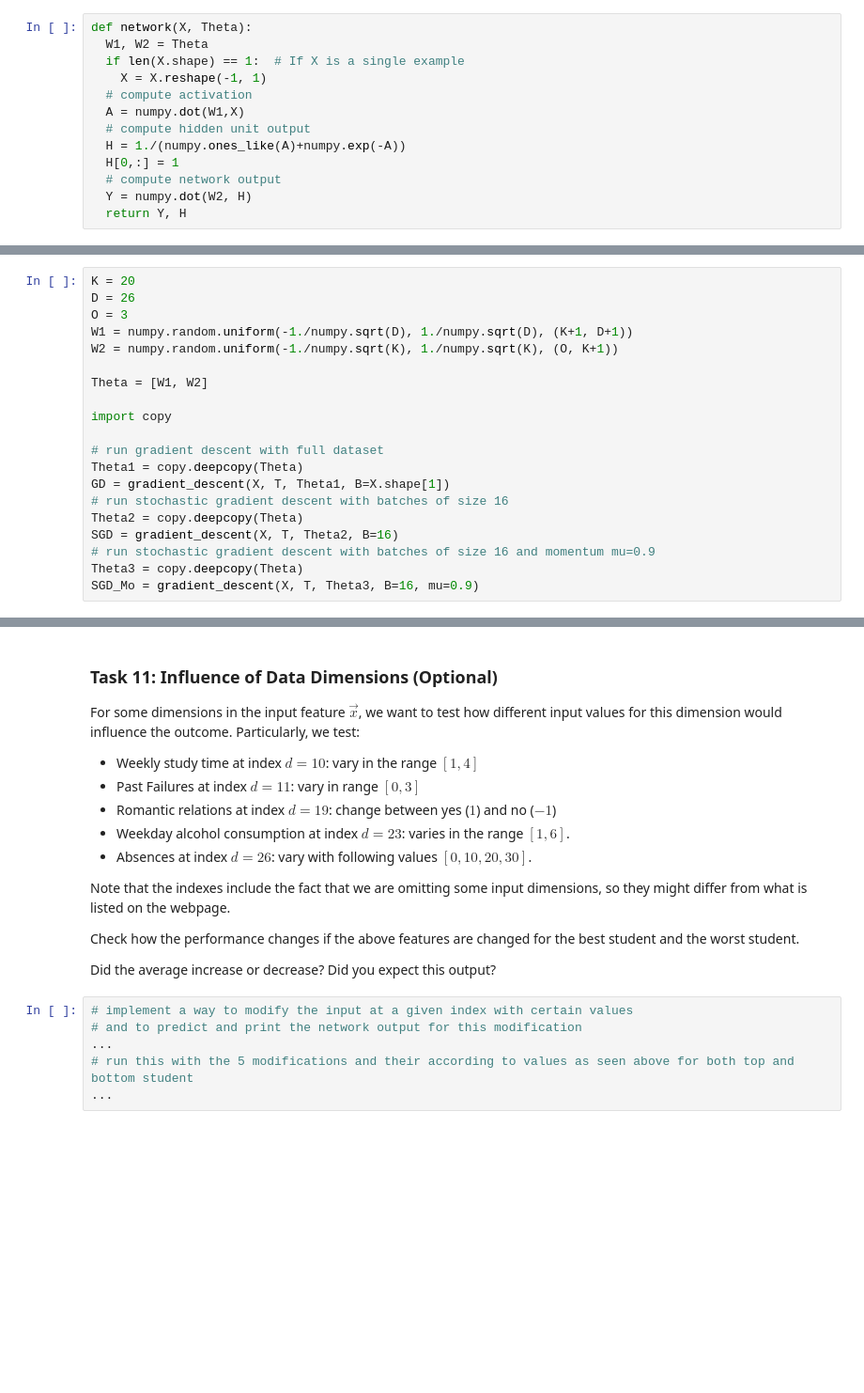
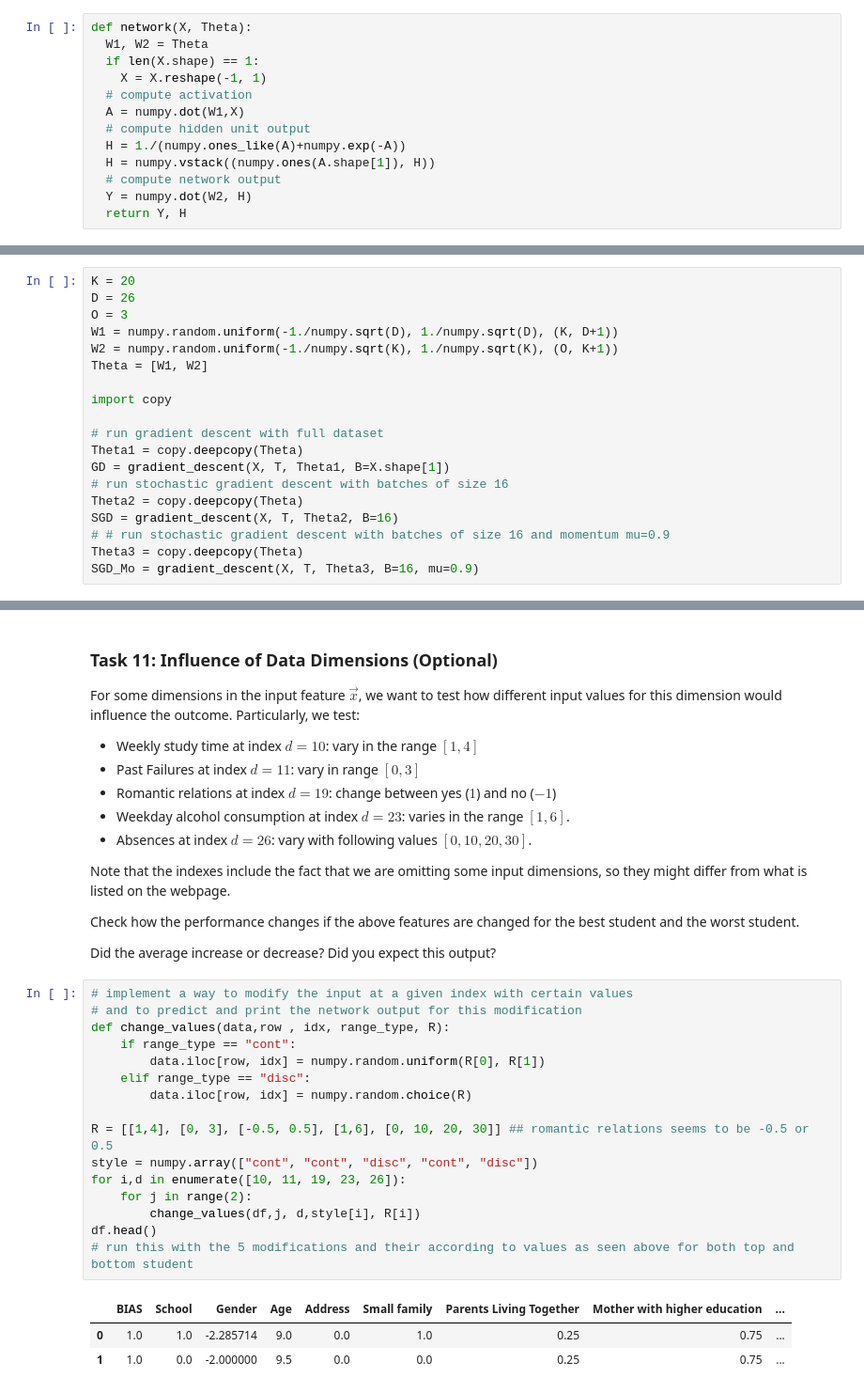
Before and after one commit to gparri610/Deep-Learning-FS24, a Jupyter notebook: DL-Assignment04.ipynb, the cells around one changed output, grey strips where cells are left out. Shown at 94% size. Cells and saved outputs as stored; diff of their text form; blank space fills up the shorter version.

```diff
--- a/DL-Assignment04.ipynb
+++ b/DL-Assignment04.ipynb
@@ -210,13 +210,13 @@ The function should return both the output $\mathbf Y$ and the output of the hid
 # %%
 def network(X, Theta):
   W1, W2 = Theta
-  if len(X.shape) == 1:  # If X is a single example
+  if len(X.shape) == 1:
     X = X.reshape(-1, 1)
   # compute activation
   A = numpy.dot(W1,X)
   # compute hidden unit output
   H = 1./(numpy.ones_like(A)+numpy.exp(-A))
-  H[0,:] = 1
+  H = numpy.vstack((numpy.ones(A.shape[1]), H))
   # compute network output
   Y = numpy.dot(W2, H)
   return Y, H
@@ -300,9 +303,8 @@ How can you achieve this without requiring separate implementations of the ``gra
 K = 20
 D = 26
 O = 3
-W1 = numpy.random.uniform(-1./numpy.sqrt(D), 1./numpy.sqrt(D), (K+1, D+1))
+W1 = numpy.random.uniform(-1./numpy.sqrt(D), 1./numpy.sqrt(D), (K, D+1))
 W2 = numpy.random.uniform(-1./numpy.sqrt(K), 1./numpy.sqrt(K), (O, K+1))
-
 Theta = [W1, W2]
 
 import copy
@@ -313,7 +315,7 @@ GD = gradient_descent(X, T, Theta1, B=X.shape[1])
 # run stochastic gradient descent with batches of size 16
 Theta2 = copy.deepcopy(Theta)
 SGD = gradient_descent(X, T, Theta2, B=16)
-# run stochastic gradient descent with batches of size 16 and momentum mu=0.9
+# # run stochastic gradient descent with batches of size 16 and momentum mu=0.9
 Theta3 = copy.deepcopy(Theta)
 SGD_Mo = gradient_descent(X, T, Theta3, B=16, mu=0.9)
 # %% [markdown]
@@ -431,6 +446,20 @@ Did the average increase or decrease? Did you expect this output?
 # %%
 # implement a way to modify the input at a given index with certain values
 # and to predict and print the network output for this modification
-...
+def change_values(data,row , idx, range_type, R):
+    if range_type == "cont":
+        data.iloc[row, idx] = numpy.random.uniform(R[0], R[1])
+    elif range_type == "disc":
+        data.iloc[row, idx] = numpy.random.choice(R)
+
+R = [[1,4], [0, 3], [-0.5, 0.5], [1,6], [0, 10, 20, 30]] ## romantic relations seems to be -0.5 or 0.5
+style = numpy.array(["cont", "cont", "disc", "cont", "disc"])
+for i,d in enumerate([10, 11, 19, 23, 26]):
+    for j in range(2):
+        change_values(df,j, d,style[i], R[i])
+df.head()
 # run this with the 5 modifications and their according to values as seen above for both top and bottom student
-...
+# %% [output]
+|  | BIAS | School | Gender | Age | Address | Small family | Parents Living Together | Mother with higher education | ... |
+| 0 | 1.0 | 1.0 | -2.285714 | 9.0 | 0.0 | 1.0 | 0.25 | 0.75 | ... |
+| 1 | 1.0 | 0.0 | -2.000000 | 9.5 | 0.0 | 0.0 | 0.25 | 0.75 | ... |
```
Also changed, not shown: parts of 5 cells of this notebook.
